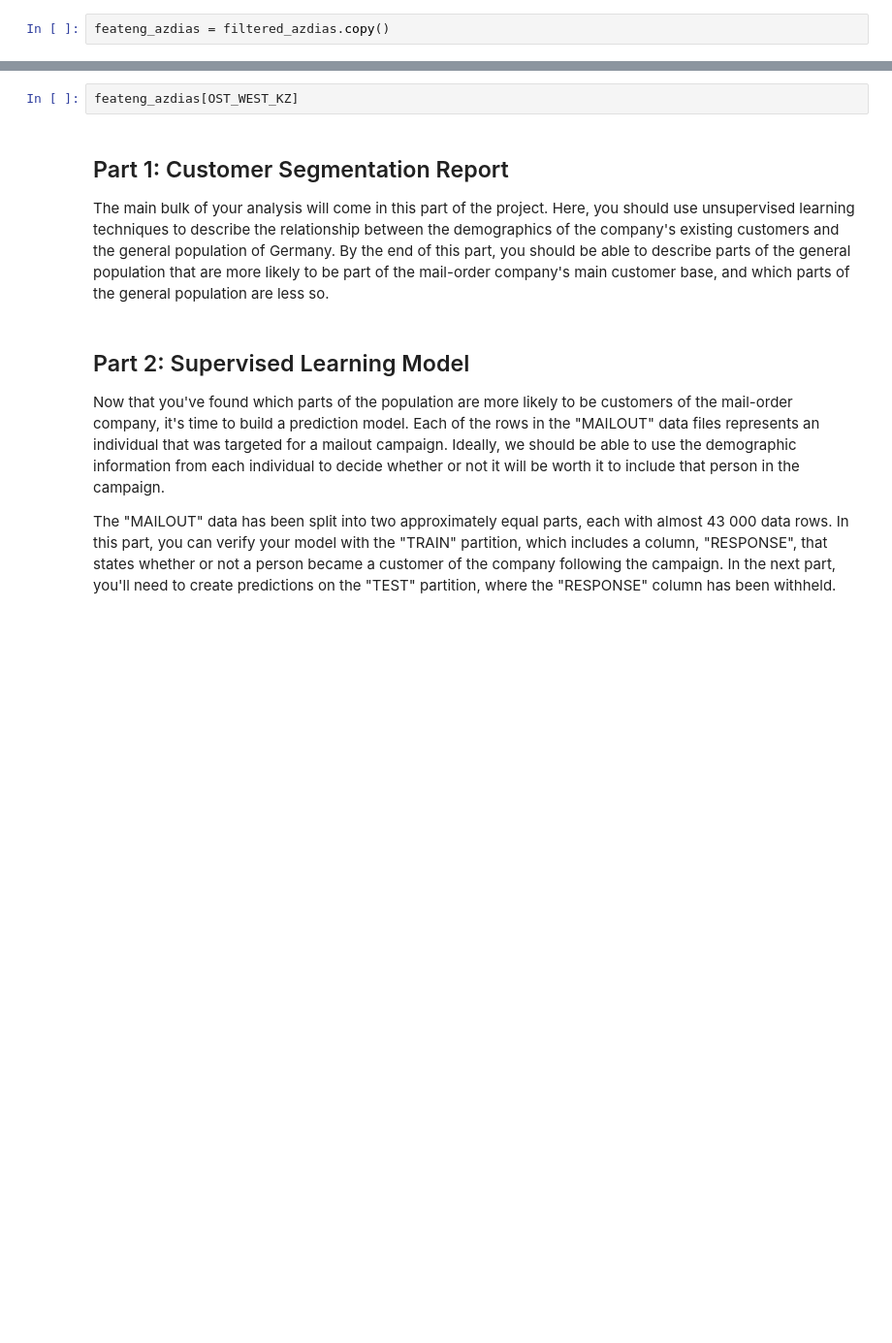
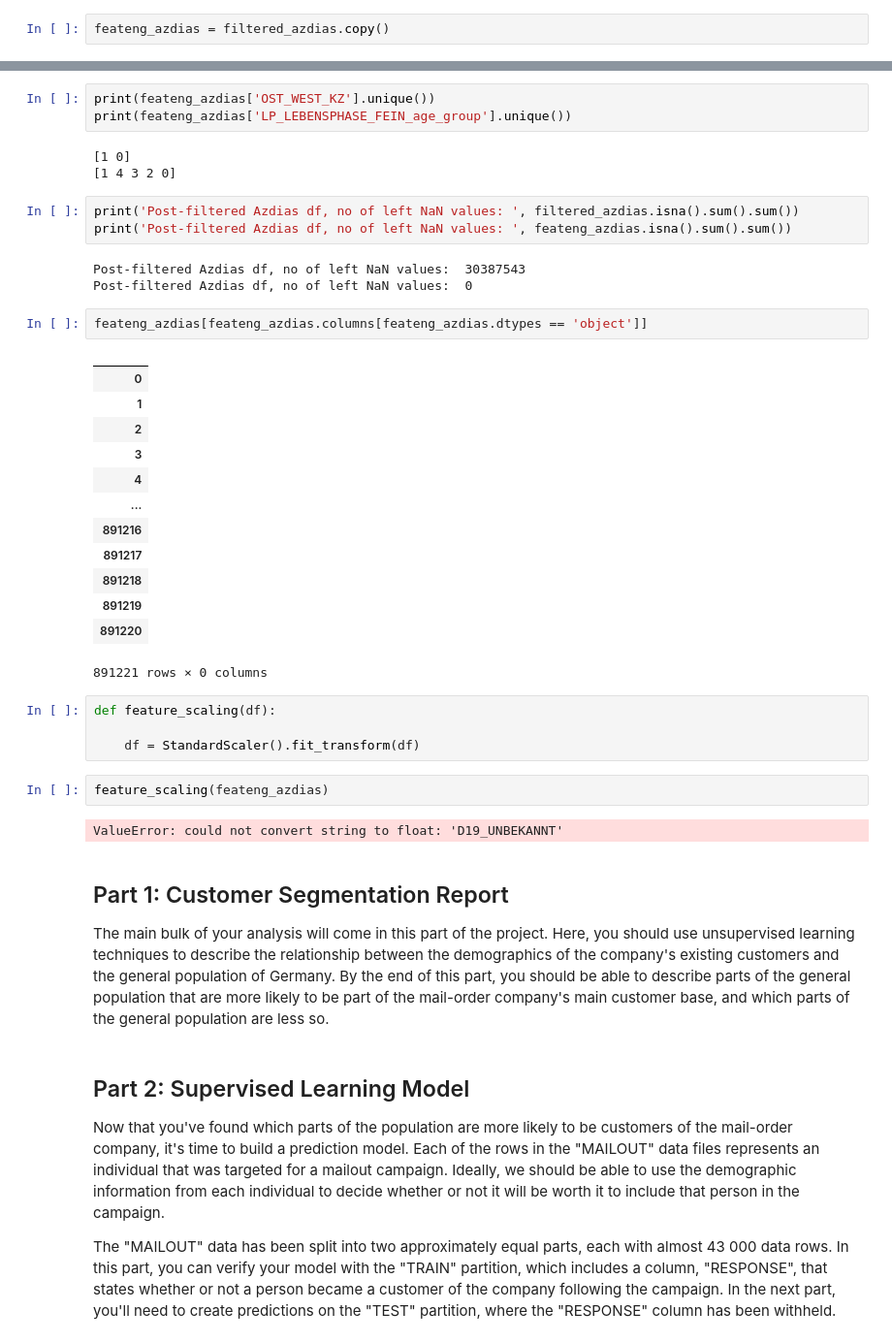
Before and after one commit to yukan97/Bertelsmann-Arvato-Capstone-Project, a Jupyter notebook: Arvato Project Workbook.ipynb, the cells around one changed output, grey strips where cells are left out. Shown at 97% size. Drawn from its saved outputs; the diff is of its cells as text; blank space fills up the shorter version.

```diff
--- a/Arvato Project Workbook.ipynb
+++ b/Arvato Project Workbook.ipynb
@@ -735,5 +844,39 @@ Created LP_STATUS_GROB_earner_type
-# %%
-feateng_azdias[OST_WEST_KZ]
+# %%
+print(feateng_azdias['OST_WEST_KZ'].unique())
+print(feateng_azdias['LP_LEBENSPHASE_FEIN_age_group'].unique())
+# %% [output]
+[1 0]
+[1 4 3 2 0]
+# %%
+print('Post-filtered Azdias df, no of left NaN values: ', filtered_azdias.isna().sum().sum())
+print('Post-filtered Azdias df, no of left NaN values: ', feateng_azdias.isna().sum().sum())
+# %% [output]
+Post-filtered Azdias df, no of left NaN values:  30387543
+Post-filtered Azdias df, no of left NaN values:  0
+# %%
+feateng_azdias[feateng_azdias.columns[feateng_azdias.dtypes == 'object']]
+# %% [output]
+|  |
+| 0 |
+| 1 |
+| 2 |
+| 3 |
+| 4 |
+| ... |
+| 891216 |
+| 891217 |
+| 891218 |
+| 891219 |
+| 891220 |
+891221 rows × 0 columns
+# %%
+def feature_scaling(df):
+
+    df = StandardScaler().fit_transform(df)
+# %%
+feature_scaling(feateng_azdias)
+# %% [output]
+ValueError: could not convert string to float: 'D19_UNBEKANNT'
 # %% [markdown]
 ## Part 1: Customer Segmentation Report
 
```
Also changed, not shown: parts of 9 cells of this notebook.
